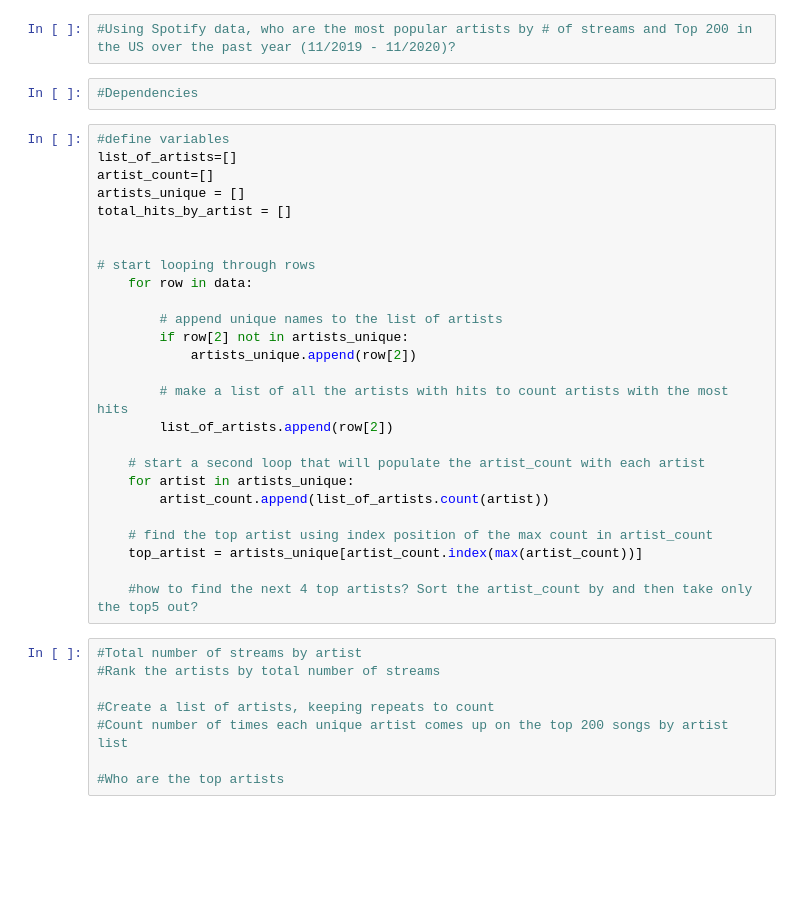
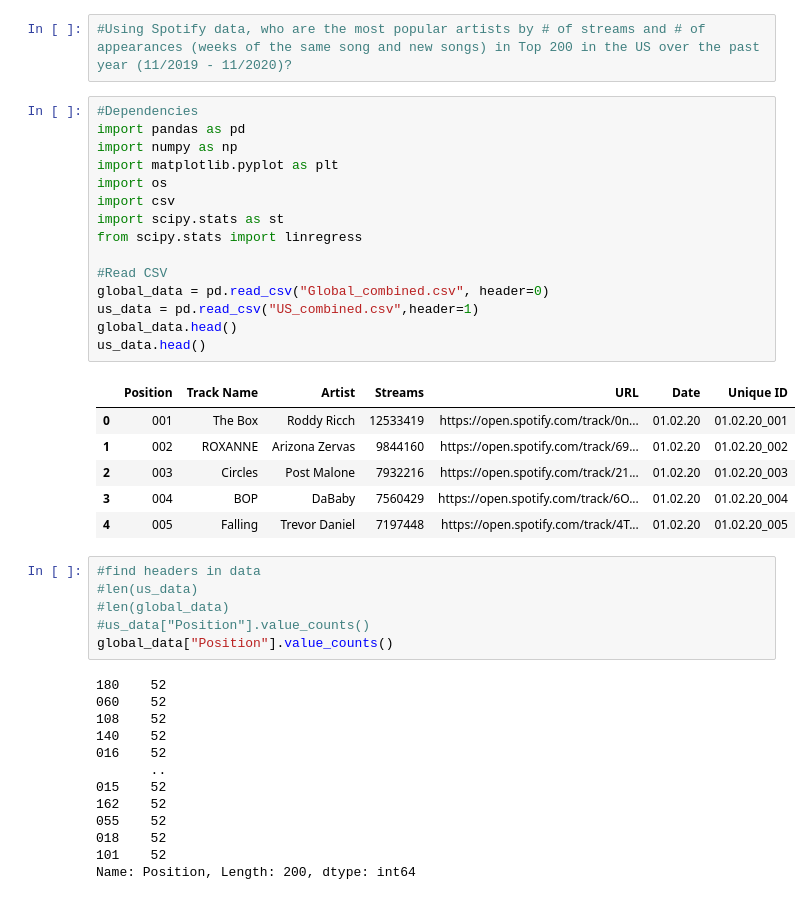
Before and after one commit to melissapeck88/Spotify-analysis, a Jupyter notebook: Most popular artists.ipynb, the cells around one changed output. Cells and saved outputs as stored; diff of their text form; blank space fills up the shorter version.

```diff
--- a/Most popular artists.ipynb
+++ b/Most popular artists.ipynb
@@ -1,38 +1,43 @@
 # %%
-#Using Spotify data, who are the most popular artists by # of streams and Top 200 in the US over the past year (11/2019 - 11/2020)?
+#Using Spotify data, who are the most popular artists by # of streams and # of appearances (weeks of the same song and new songs) in Top 200 in the US over the past year (11/2019 - 11/2020)?
-# %%
-#Dependencies
-# %%
-#define variables
-list_of_artists=[]
-artist_count=[]
-artists_unique = []
-total_hits_by_artist = []
-
-
-# start looping through rows
-    for row in data:
-
-        # append unique names to the list of artists
-        if row[2] not in artists_unique:
-            artists_unique.append(row[2])
-
-        # make a list of all the artists with hits to count artists with the most hits
-        list_of_artists.append(row[2])
-
-    # start a second loop that will populate the artist_count with each artist
-    for artist in artists_unique:
-        artist_count.append(list_of_artists.count(artist))
-
-    # find the top artist using index position of the max count in artist_count
-    top_artist = artists_unique[artist_count.index(max(artist_count))]
-
-    #how to find the next 4 top artists? Sort the artist_count by and then take only the top5 out?
-# %%
-#Total number of streams by artist
-#Rank the artists by total number of streams
-
-#Create a list of artists, keeping repeats to count
-#Count number of times each unique artist comes up on the top 200 songs by artist list
-
-#Who are the top artists
+# %%
+#Dependencies
+import pandas as pd
+import numpy as np
+import matplotlib.pyplot as plt
+import os
+import csv
+import scipy.stats as st
+from scipy.stats import linregress
+
+#Read CSV
+global_data = pd.read_csv("Global_combined.csv", header=0)
+us_data = pd.read_csv("US_combined.csv",header=1)
+global_data.head()
+us_data.head()
+# %% [output]
+|  | Position | Track Name | Artist | Streams | URL | Date | Unique ID |
+| 0 | 001 | The Box | Roddy Ricch | 12533419 | https://open.spotify.com/track/0n... | 01.02.20 | 01.02.20_001 |
+| 1 | 002 | ROXANNE | Arizona Zervas | 9844160 | https://open.spotify.com/track/69... | 01.02.20 | 01.02.20_002 |
+| 2 | 003 | Circles | Post Malone | 7932216 | https://open.spotify.com/track/21... | 01.02.20 | 01.02.20_003 |
+| 3 | 004 | BOP | DaBaby | 7560429 | https://open.spotify.com/track/6O... | 01.02.20 | 01.02.20_004 |
+| 4 | 005 | Falling | Trevor Daniel | 7197448 | https://open.spotify.com/track/4T... | 01.02.20 | 01.02.20_005 |
+# %%
+#find headers in data
+#len(us_data)
+#len(global_data)
+#us_data["Position"].value_counts()
+global_data["Position"].value_counts()
+# %% [output]
+180    52
+060    52
+108    52
+140    52
+016    52
+       ..
+015    52
+162    52
+055    52
+018    52
+101    52
+Name: Position, Length: 200, dtype: int64
```
Also changed, not shown: parts of 7 cells of this notebook, 3 other files.
